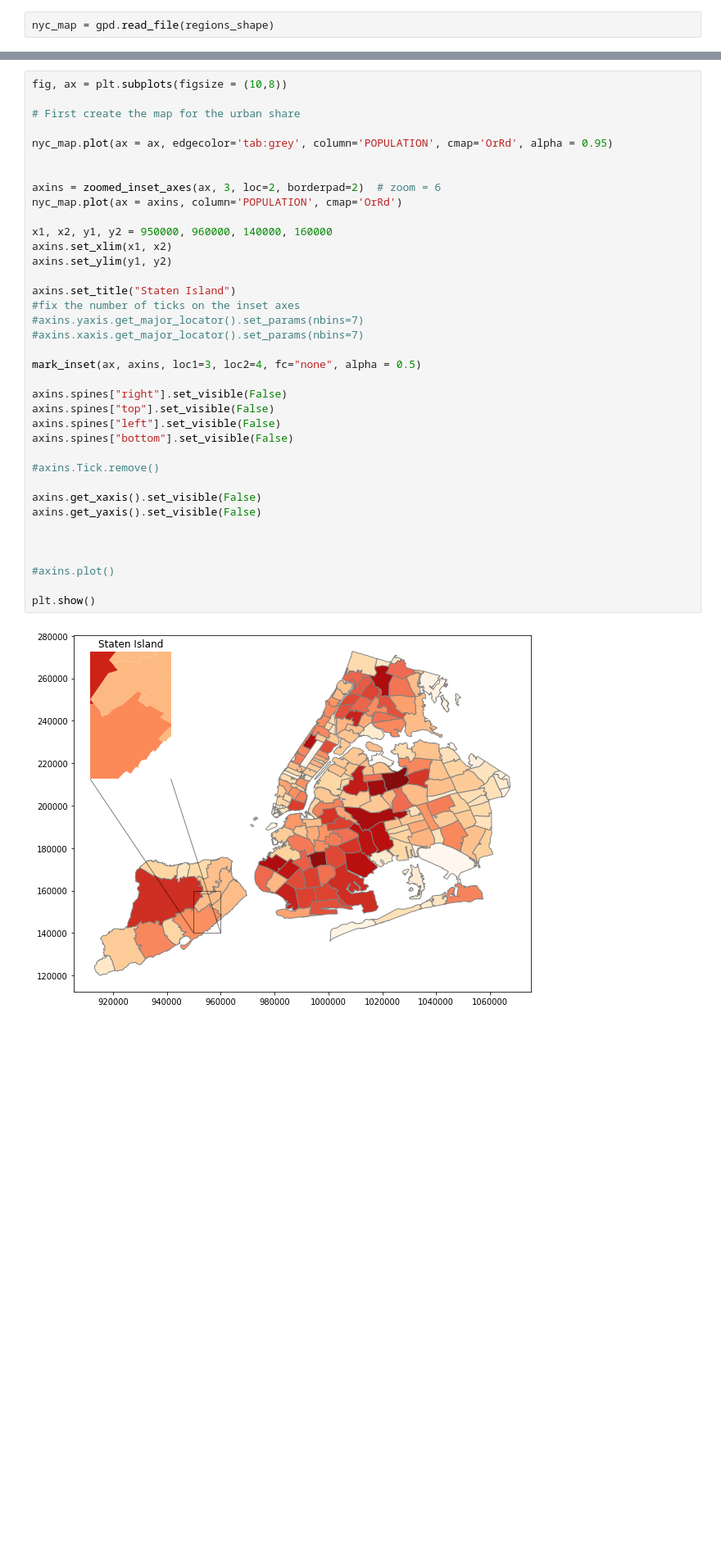
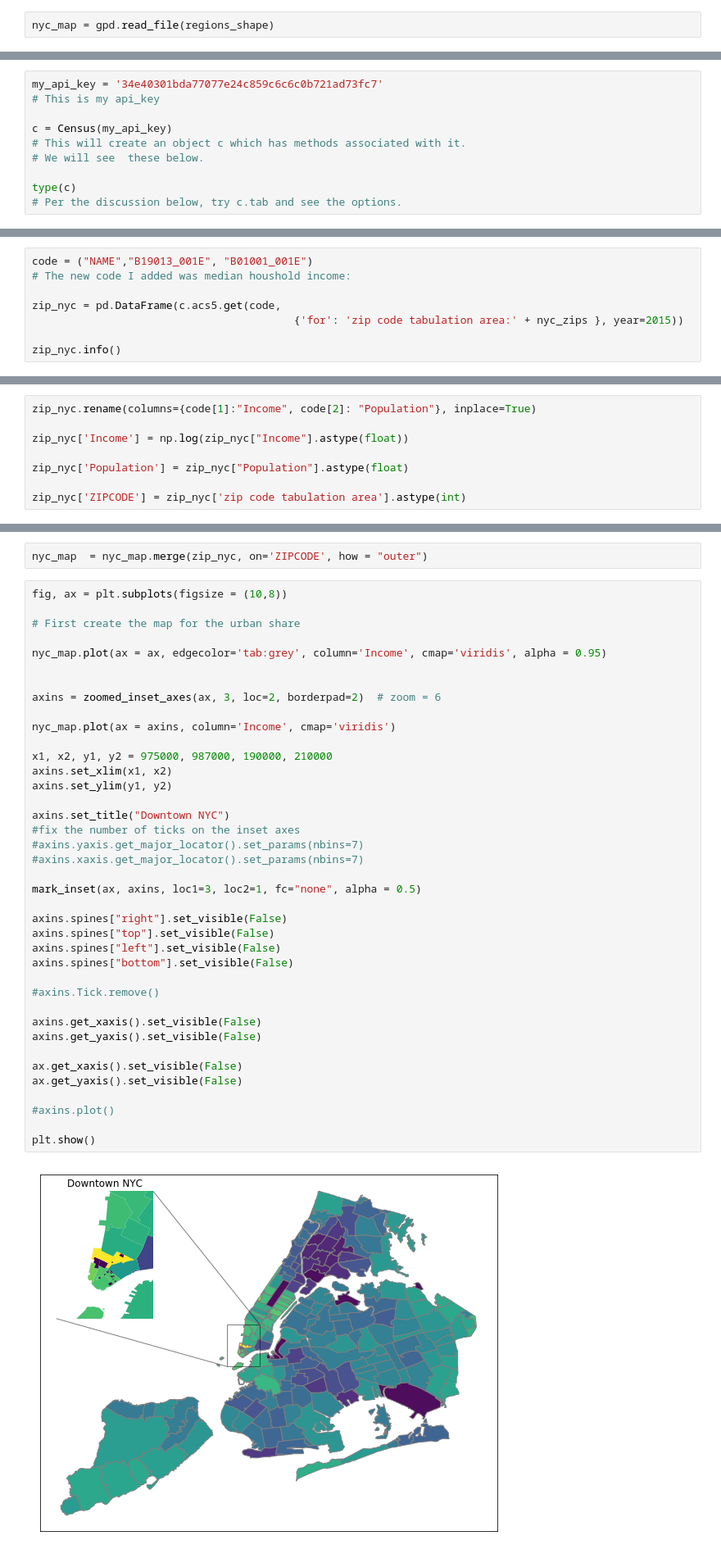
Before and after one commit to mwaugh0328/data_bootcamp_spring_2018, a Jupyter notebook: week13/geopandas.ipynb, the cells around one changed output, grey strips where cells are left out. Shown at 82% size. Drawn from its saved outputs; the diff is of its cells as text; blank space fills up the shorter version.

Commit message:
geopandas merge with census

```diff
--- a/week13/geopandas.ipynb
+++ b/week13/geopandas.ipynb
@@ -39,0 +156,10 @@ nyc_map.head(10)
+# %%
+my_api_key = '34e40301bda77077e24c859c6c6c0b721ad73fc7'
+# This is my api_key
+
+c = Census(my_api_key)
+# This will create an object c which has methods associated with it.
+# We will see  these below.
+
+type(c)
+# Per the discussion below, try c.tab and see the options.
@@ -39,0 +168,8 @@ nyc_map.head(10)
+# %%
+code = ("NAME","B19013_001E", "B01001_001E")
+# The new code I added was median houshold income:
+
+zip_nyc = pd.DataFrame(c.acs5.get(code,
+                                         {'for': 'zip code tabulation area:' + nyc_zips }, year=2015))
+
+zip_nyc.info()
@@ -39,0 +209,8 @@ nyc_map.head(10)
+# %%
+zip_nyc.rename(columns={code[1]:"Income", code[2]: "Population"}, inplace=True)
+
+zip_nyc['Income'] = np.log(zip_nyc["Income"].astype(float))
+
+zip_nyc['Population'] = zip_nyc["Population"].astype(float)
+
+zip_nyc['ZIPCODE'] = zip_nyc['zip code tabulation area'].astype(int)
@@ -40,39 +239,43 @@ nyc_map.head(10)
+# %%
+nyc_map  = nyc_map.merge(zip_nyc, on='ZIPCODE', how = "outer")
 # %%
 fig, ax = plt.subplots(figsize = (10,8))
 
 # First create the map for the urban share
 
-nyc_map.plot(ax = ax, edgecolor='tab:grey', column='POPULATION', cmap='OrRd', alpha = 0.95)
+nyc_map.plot(ax = ax, edgecolor='tab:grey', column='Income', cmap='viridis', alpha = 0.95)
 
 
 axins = zoomed_inset_axes(ax, 3, loc=2, borderpad=2)  # zoom = 6
-nyc_map.plot(ax = axins, column='POPULATION', cmap='OrRd')
 
-x1, x2, y1, y2 = 950000, 960000, 140000, 160000
+nyc_map.plot(ax = axins, column='Income', cmap='viridis')
+
+x1, x2, y1, y2 = 975000, 987000, 190000, 210000
 axins.set_xlim(x1, x2)
 axins.set_ylim(y1, y2)
 
-axins.set_title("Staten Island")
+axins.set_title("Downtown NYC")
 #fix the number of ticks on the inset axes
 #axins.yaxis.get_major_locator().set_params(nbins=7)
 #axins.xaxis.get_major_locator().set_params(nbins=7)
 
-mark_inset(ax, axins, loc1=3, loc2=4, fc="none", alpha = 0.5)
+mark_inset(ax, axins, loc1=3, loc2=1, fc="none", alpha = 0.5)
 
 axins.spines["right"].set_visible(False)
 axins.spines["top"].set_visible(False)
 axins.spines["left"].set_visible(False)
 axins.spines["bottom"].set_visible(False)
 
 #axins.Tick.remove()
 
 axins.get_xaxis().set_visible(False)
 axins.get_yaxis().set_visible(False)
 
-
+ax.get_xaxis().set_visible(False)
+ax.get_yaxis().set_visible(False)
 
 #axins.plot()
 
 plt.show()
 # %% [output]
-[figure, old version]
+[figure, new version]
```
Also changed, not shown: parts of 32 cells of this notebook.
